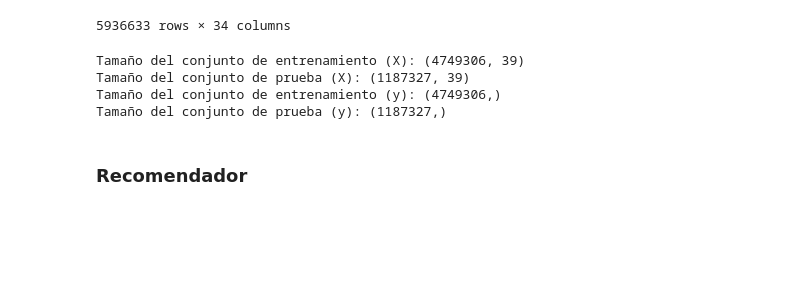
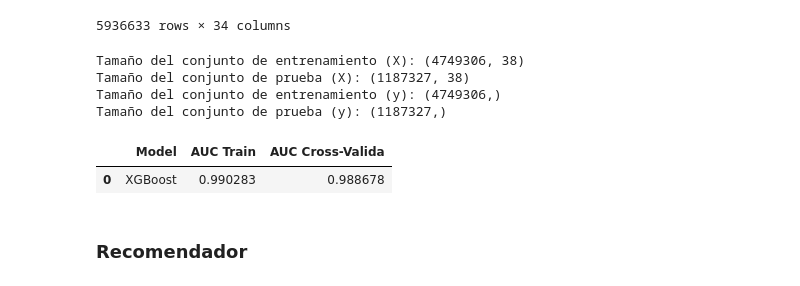
Before and after one commit to dgonzalezDS/DscTfm, a Jupyter notebook: df_targetAhorro.ipynb, the cells around one changed output. Saved outputs shown, nothing was run; the diff lists cells and outputs as text; code cells hidden in the pictures; blank space fills up the shorter version.

```diff
--- a/df_targetAhorro.ipynb
+++ b/df_targetAhorro.ipynb
@@ -229,7 +218,7 @@ df= pd.get_dummies(df, columns=['entry_channel'], drop_first=True)
 
 df_rc2 = df.copy()
 # %%
-df = df.drop(['pk_cid','pk_partition'], axis = 1)
+df = df.drop(['pk_cid','pk_partition',"mes"], axis = 1)
 # %%
 X = df.drop('compra', axis=1)  # Features
 y = df['compra']  # Target
@@ -241,8 +230,8 @@ print("Tamaño del conjunto de prueba (X):", X_test.shape)
 print("Tamaño del conjunto de entrenamiento (y):", y_train.shape)
 print("Tamaño del conjunto de prueba (y):", y_test.shape)
 # %% [output]
-Tamaño del conjunto de entrenamiento (X): (4749306, 39)
-Tamaño del conjunto de prueba (X): (1187327, 39)
+Tamaño del conjunto de entrenamiento (X): (4749306, 38)
+Tamaño del conjunto de prueba (X): (1187327, 38)
 Tamaño del conjunto de entrenamiento (y): (4749306,)
 Tamaño del conjunto de prueba (y): (1187327,)
 # %%
@@ -269,9 +258,12 @@ def evaluate_model(label, model, X, y):
                 'AUC Cross-Valida': metric_valida_
                 }).sort_values('AUC Cross-Valida')
 # %%
-#evaluate_model(label='XGBoost',
-# model = xgb.XGBClassifier(),
-# X=X_train, y=y_train)
+evaluate_model(label='XGBoost',
+ model = xgb.XGBClassifier(),
+ X=X_train, y=y_train)
+# %% [output]
+|  | Model | AUC Train | AUC Cross-Valida |
+| 0 | XGBoost | 0.990283 | 0.988678 |
 # %% [markdown]
 ### Recomendador
 # %%
```
Also changed, not shown: parts of 5 cells of this notebook, 3 other files.
